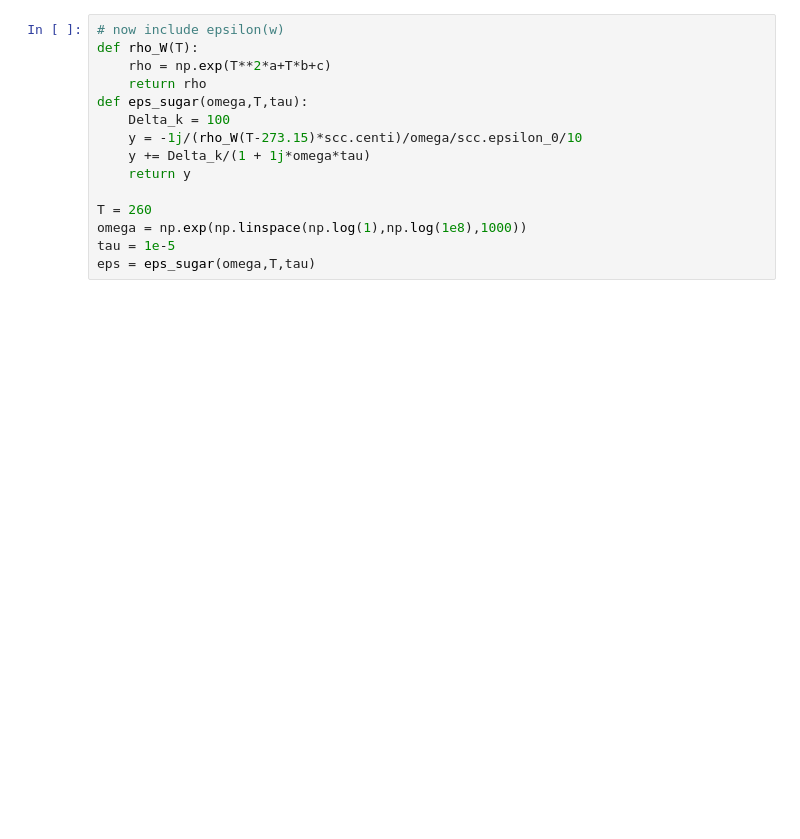
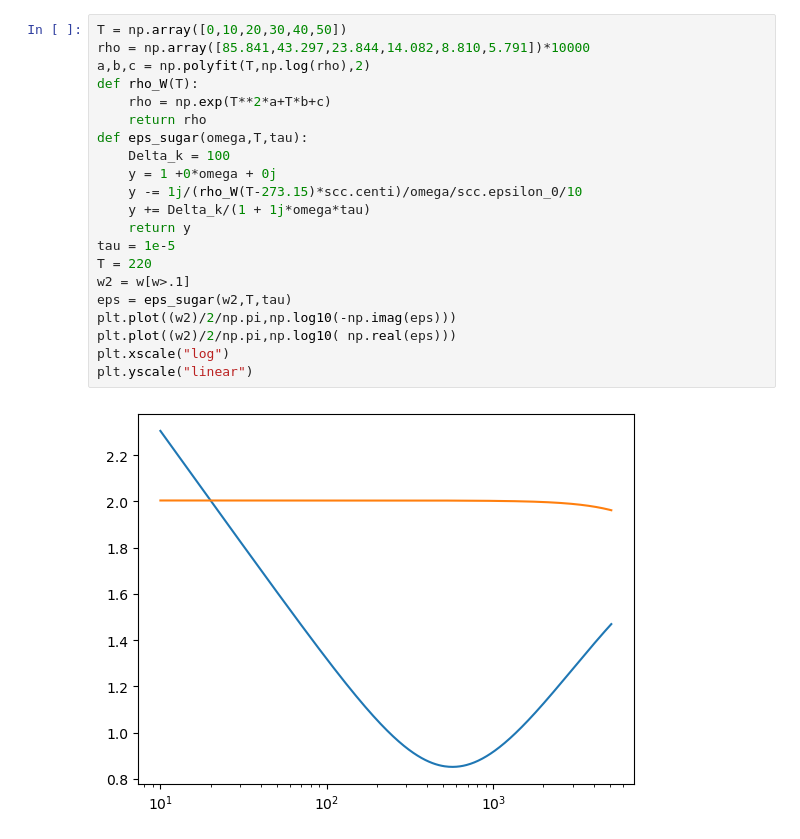
Before and after one commit to luriol/Cryopreservation, a Jupyter notebook: capacitor_time_domain.ipynb, the cells around one changed output. Cells and saved outputs as stored; diff of their text form; blank space fills up the shorter version.

Commit message:
updated README.md a bit to include a few more files.
modified capacitor_time_domain.ipynb to include epsilon multiplication, but not yet reverse transform

```diff
--- a/capacitor_time_domain.ipynb
+++ b/capacitor_time_domain.ipynb
@@ -81,15 +83,23 @@ NameError: name 'np' is not defined
 # %%
-# now include epsilon(w)
+T = np.array([0,10,20,30,40,50])
+rho = np.array([85.841,43.297,23.844,14.082,8.810,5.791])*10000
+a,b,c = np.polyfit(T,np.log(rho),2)
 def rho_W(T):
     rho = np.exp(T**2*a+T*b+c)
     return rho
 def eps_sugar(omega,T,tau):
     Delta_k = 100
-    y = -1j/(rho_W(T-273.15)*scc.centi)/omega/scc.epsilon_0/10
+    y = 1 +0*omega + 0j
+    y -= 1j/(rho_W(T-273.15)*scc.centi)/omega/scc.epsilon_0/10
     y += Delta_k/(1 + 1j*omega*tau)
     return y
-
-T = 260
-omega = np.exp(np.linspace(np.log(1),np.log(1e8),1000))
 tau = 1e-5
-eps = eps_sugar(omega,T,tau)
+T = 220
+w2 = w[w>.1]
+eps = eps_sugar(w2,T,tau)
+plt.plot((w2)/2/np.pi,np.log10(-np.imag(eps)))
+plt.plot((w2)/2/np.pi,np.log10( np.real(eps)))
+plt.xscale("log")
+plt.yscale("linear")
+# %% [output]
+[figure, added]
```
Also changed, not shown: parts of 3 cells of this notebook, 1 other file.
